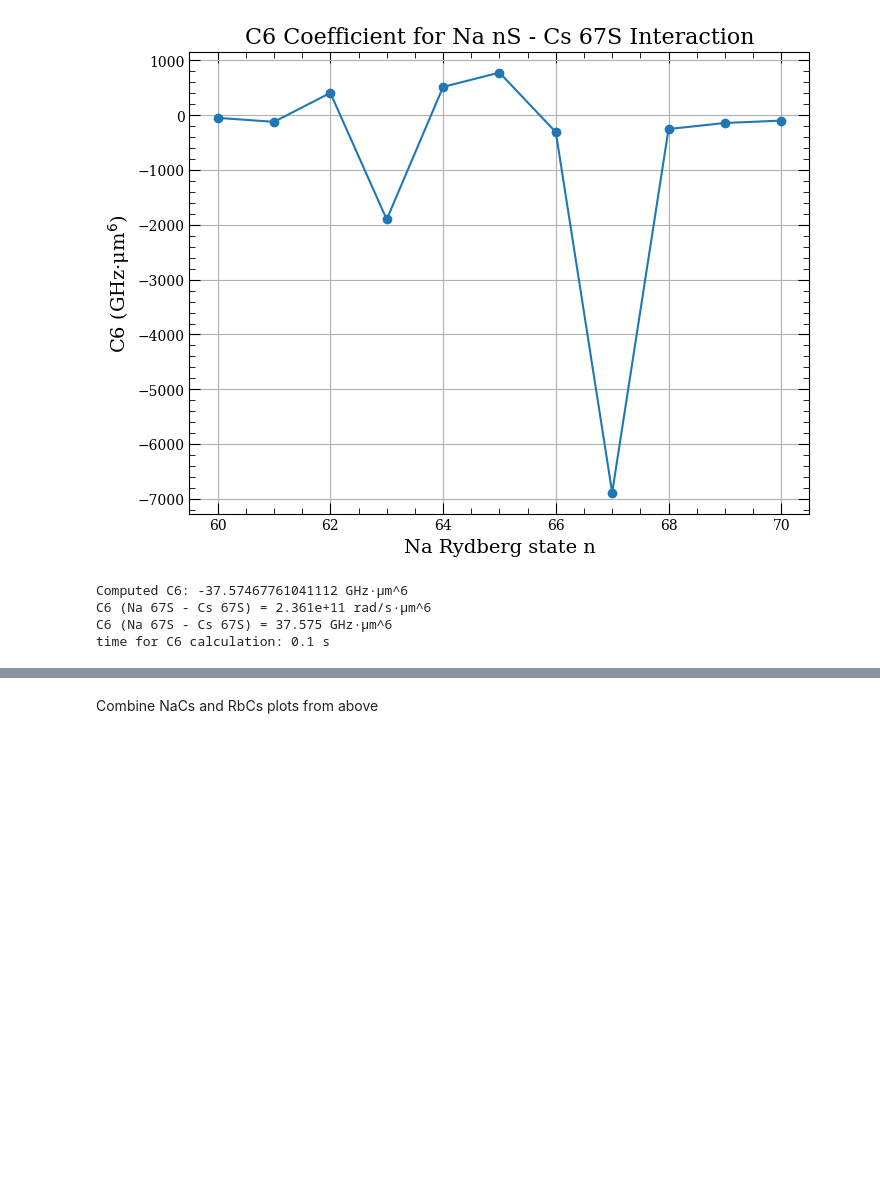
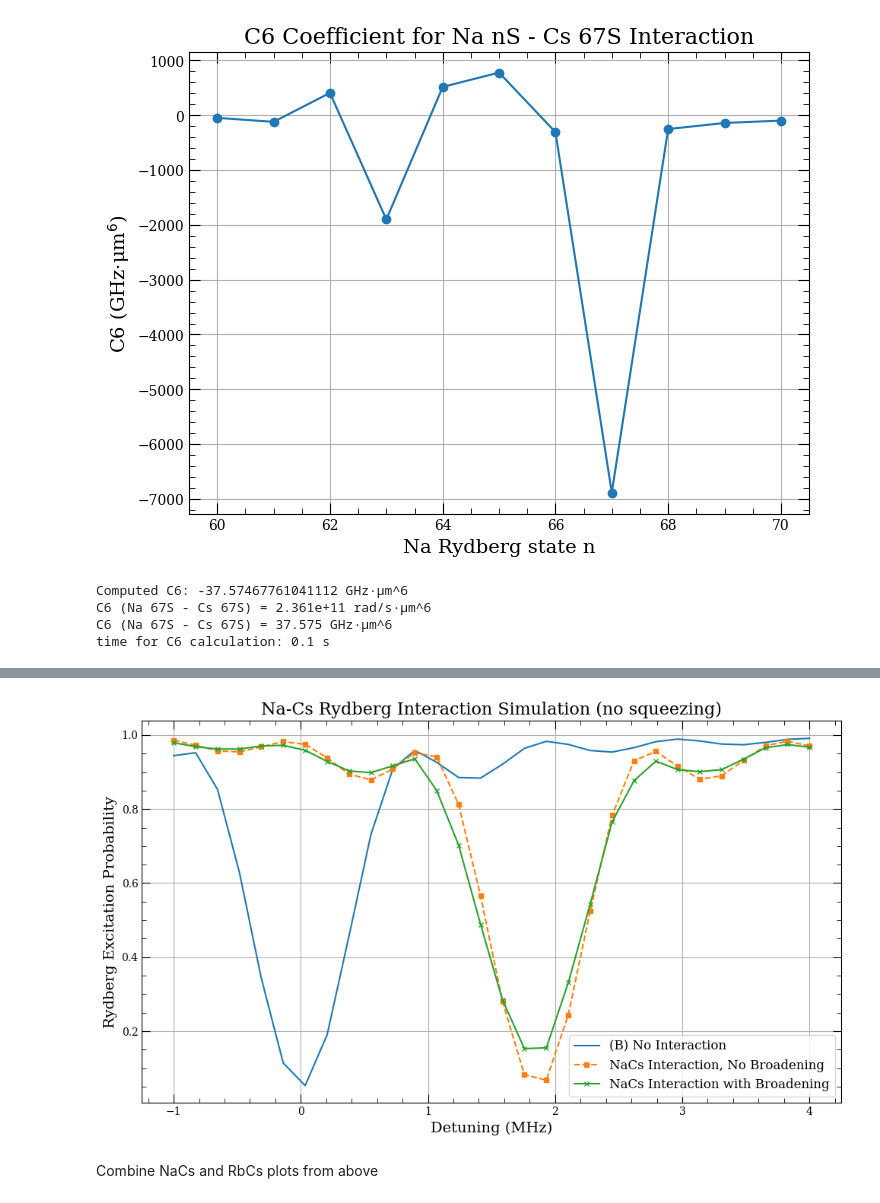
Before and after one commit to Lopez-Santi/RbCs-simulations, a Jupyter notebook: two atom rydberg interaction/RbCs_interaction.ipynb, the cells around one changed output, grey strips where cells are left out. Saved outputs shown, nothing was run; the diff lists cells and outputs as text; code cells hidden in the pictures; blank space fills up the shorter version.

```diff
--- a/two atom rydberg interaction/RbCs_interaction.ipynb
+++ b/two atom rydberg interaction/RbCs_interaction.ipynb
@@ -382,0 +435,35 @@ Simulation done.
+# %%
+# ---------------------------------
+# Main simulation
+# ---------------------------------
+
+# (B) without interaction
+start_time = time.time()
+d, P_no = scan_detuning(cfg, c6_rad_um6=c6, interaction_on=False)
+print(f"time for (B) without interaction: {time.time() - start_time:.1f} s")
+
+# (C) without broadening
+start_time = time.time()
+d, P_no_broad_NaCs = scan_detuning(ExperimentConfig(**{**cfg.__dict__, "broadening": False}), c6_rad_um6=c6, interaction_on=True)
+print(f"time for (C) without broadening: {time.time() - start_time:.1f} s")
+
+# (A) with interaction
+start_time = time.time()
+d, P_int_NaCs = scan_detuning(cfg, c6_rad_um6=c6, interaction_on=True)
+print(f"time for (A) with interaction: {time.time() - start_time:.1f} s")
+
+print("Simulation done.")
+
+# Plotting
+plt.figure(figsize=(10,6))
+plt.plot(d / 1e6, P_no, '-', label='(B) No Interaction', markersize=5)
+plt.plot(d / 1e6, P_no_broad_NaCs, 's--', label='NaCs Interaction, No Broadening', markersize=5)
+plt.plot(d / 1e6, P_int_NaCs, 'x-', label='NaCs Interaction with Broadening', markersize=5)
+plt.xlabel('Detuning (MHz)', fontsize=14)
+plt.ylabel('Rydberg Excitation Probability', fontsize=14)
+plt.title('Na-Cs Rydberg Interaction Simulation (no squeezing)', fontsize=16)
+plt.legend(fontsize=12)
+plt.grid()
+plt.tight_layout()
+plt.show()
+# %% [output]
@@ -383,3 +487,4 @@ Simulation done.
+[figure, added]
 # %% [markdown]
 Combine NaCs and RbCs plots from above
 # %%
```
Also changed, not shown: parts of 5 cells of this notebook, 2 other files.
